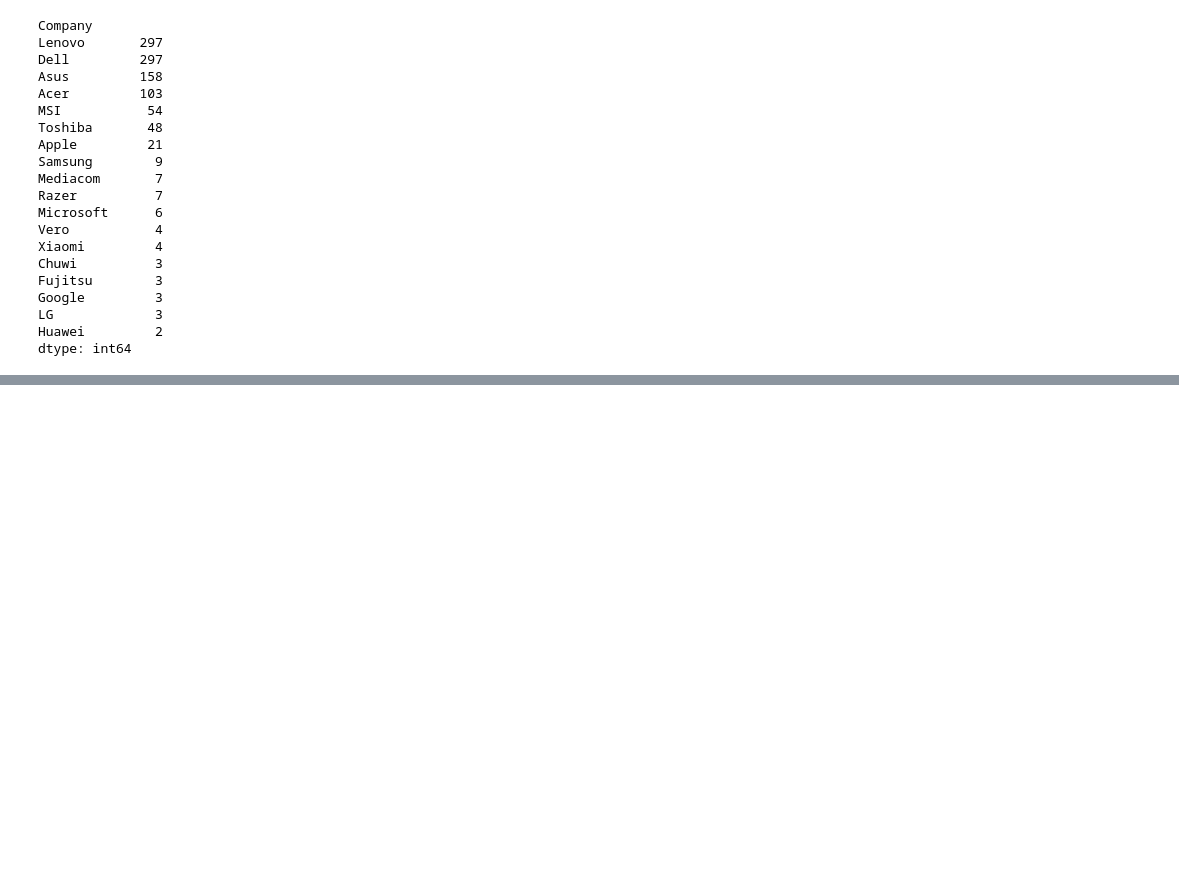
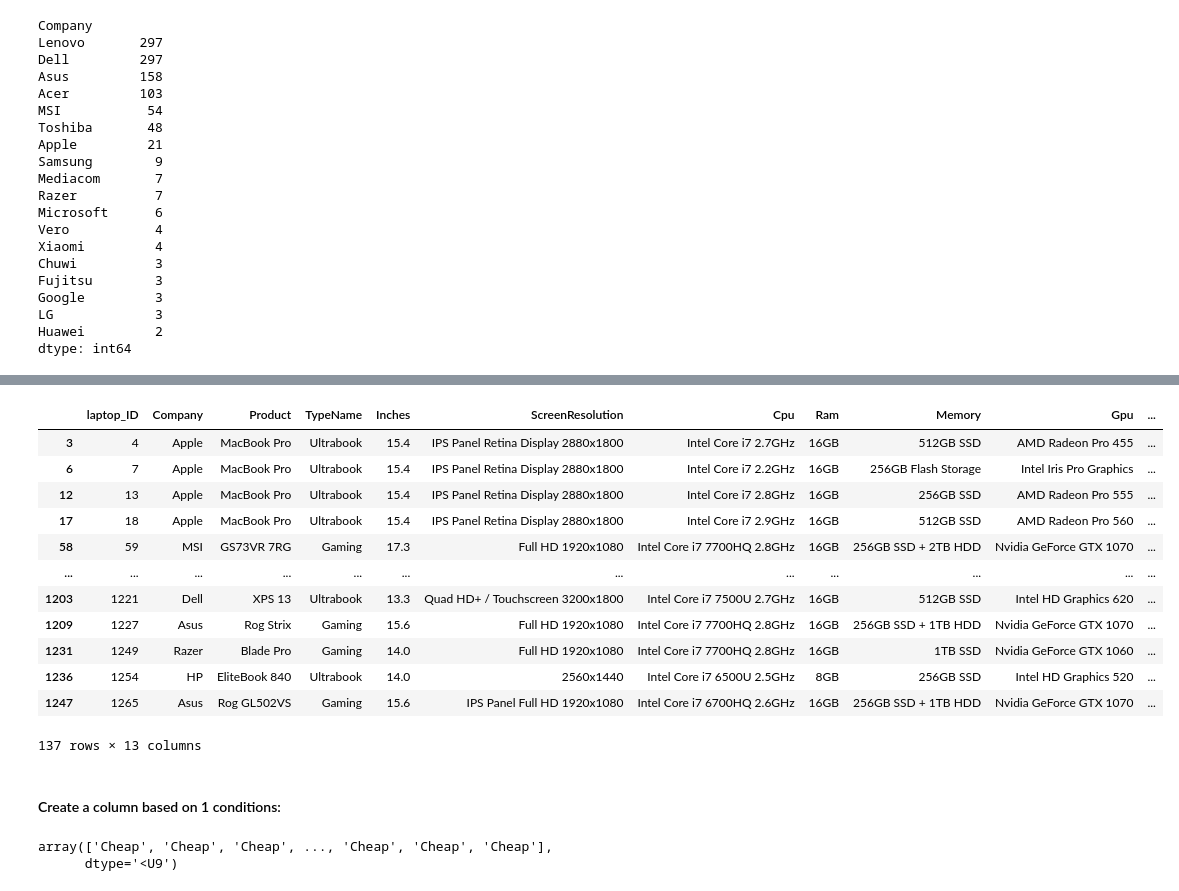
Before and after one commit to sanjula77/Data-Science, a Jupyter notebook: Filtering_Data.ipynb, the cells around one changed output, grey strips where cells are left out. Drawn from its saved outputs; the diff is of its cells as text; code cells hidden in the pictures; blank space fills up the shorter version.

Commit message:
add new feture based on price values

```diff
--- a/Filtering_Data.ipynb
+++ b/Filtering_Data.ipynb
@@ -113,0 +131,20 @@ dtype: int64
+# %%
+# Filter dataframe based on the condition
+
+df_laptop[df_laptop['Price_euros'] > 2000]
+# %% [output]
+|  | laptop_ID | Company | Product | TypeName | Inches | ScreenResolution | Cpu | Ram | Memory | Gpu | ... |
+| 3 | 4 | Apple | MacBook Pro | Ultrabook | 15.4 | IPS Panel Retina Display 2880x1800 | Intel Core i7 2.7GHz | 16GB | 512GB SSD | AMD Radeon Pro 455 | ... |
+| 6 | 7 | Apple | MacBook Pro | Ultrabook | 15.4 | IPS Panel Retina Display 2880x1800 | Intel Core i7 2.2GHz | 16GB | 256GB Flash Storage | Intel Iris Pro Graphics | ... |
+| 12 | 13 | Apple | MacBook Pro | Ultrabook | 15.4 | IPS Panel Retina Display 2880x1800 | Intel Core i7 2.8GHz | 16GB | 256GB SSD | AMD Radeon Pro 555 | ... |
+| 17 | 18 | Apple | MacBook Pro | Ultrabook | 15.4 | IPS Panel Retina Display 2880x1800 | Intel Core i7 2.9GHz | 16GB | 512GB SSD | AMD Radeon Pro 560 | ... |
+| 58 | 59 | MSI | GS73VR 7RG | Gaming | 17.3 | Full HD 1920x1080 | Intel Core i7 7700HQ 2.8GHz | 16GB | 256GB SSD + 2TB HDD | Nvidia GeForce GTX 1070 | ... |
+| ... | ... | ... | ... | ... | ... | ... | ... | ... | ... | ... | ... |
+| 1203 | 1221 | Dell | XPS 13 | Ultrabook | 13.3 | Quad HD+ / Touchscreen 3200x1800 | Intel Core i7 7500U 2.7GHz | 16GB | 512GB SSD | Intel HD Graphics 620 | ... |
+| 1209 | 1227 | Asus | Rog Strix | Gaming | 15.6 | Full HD 1920x1080 | Intel Core i7 7700HQ 2.8GHz | 16GB | 256GB SSD + 1TB HDD | Nvidia GeForce GTX 1070 | ... |
+| 1231 | 1249 | Razer | Blade Pro | Gaming | 14.0 | Full HD 1920x1080 | Intel Core i7 7700HQ 2.8GHz | 16GB | 1TB SSD | Nvidia GeForce GTX 1060 | ... |
+| 1236 | 1254 | HP | EliteBook 840 | Ultrabook | 14.0 | 2560x1440 | Intel Core i7 6500U 2.5GHz | 8GB | 256GB SSD | Intel HD Graphics 520 | ... |
+| 1247 | 1265 | Asus | Rog GL502VS | Gaming | 15.6 | IPS Panel Full HD 1920x1080 | Intel Core i7 6700HQ 2.6GHz | 16GB | 256GB SSD + 1TB HDD | Nvidia GeForce GTX 1070 | ... |
+137 rows × 13 columns
+# %% [markdown]
+#### Create a column based on 1 conditions:
@@ -113,0 +153,7 @@ dtype: int64
+# %%
+# Create an array based on price tiers
+
+np.where(df_laptop['Price_euros'] > 2000, 'Expensive', 'Cheap')
+# %% [output]
+array(['Cheap', 'Cheap', 'Cheap', ..., 'Cheap', 'Cheap', 'Cheap'],
+      dtype='<U9')
```
Also changed, not shown: parts of 5 cells of this notebook.
